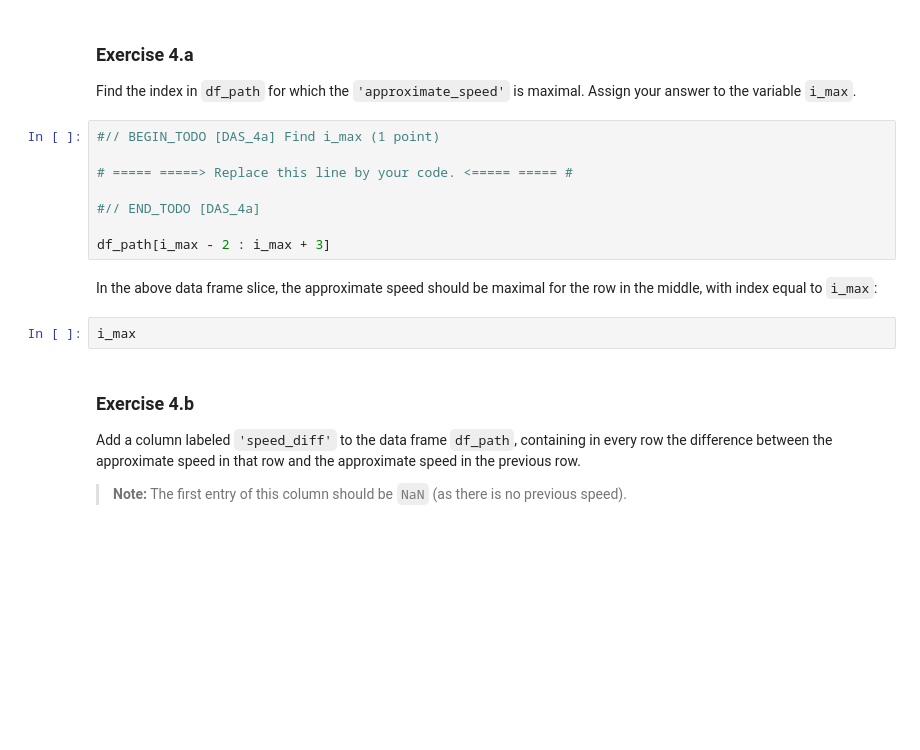
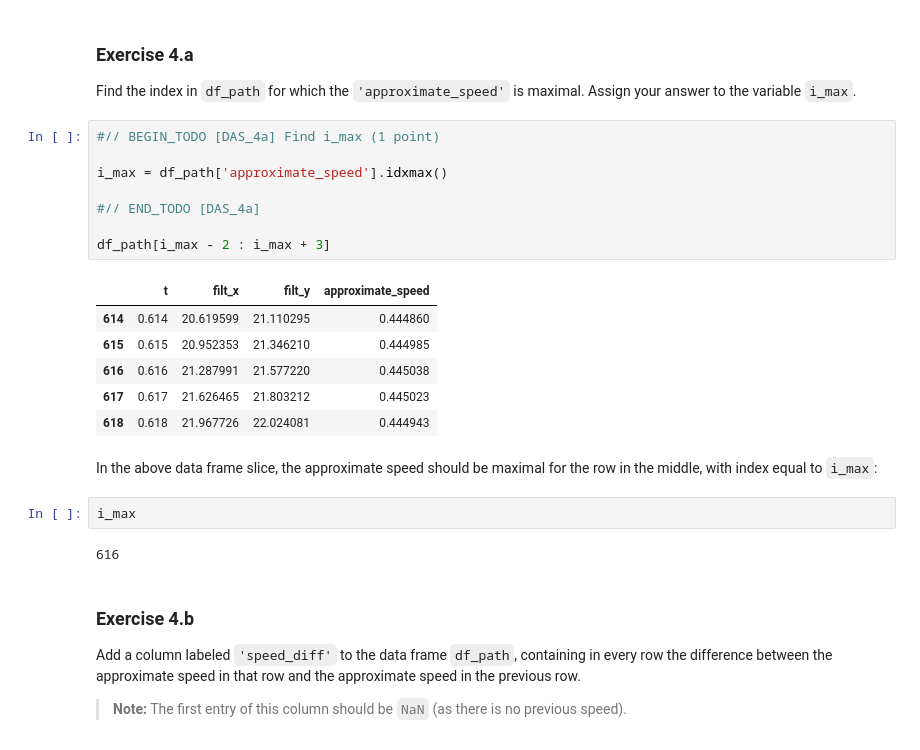
Before and after one commit to Modgen1/2IAB1, a Jupyter notebook: 5_DAS/Exercises-DAS-2076209.ipynb, the cells around one changed output. Cells and saved outputs as stored; diff of their text form; blank space fills up the shorter version.

```diff
--- a/5_DAS/Exercises-DAS-2076209.ipynb
+++ b/5_DAS/Exercises-DAS-2076209.ipynb
@@ -1264,15 +1271,24 @@ Find the index in `df_path` for which the `'approximate_speed'` is maximal. Assi
 # %%
 #// BEGIN_TODO [DAS_4a] Find i_max (1 point)
 
-# ===== =====> Replace this line by your code. <===== ===== #
+i_max = df_path['approximate_speed'].idxmax()
 
 #// END_TODO [DAS_4a]
 
 df_path[i_max - 2 : i_max + 3]
+# %% [output]
+|  | t | filt_x | filt_y | approximate_speed |
+| 614 | 0.614 | 20.619599 | 21.110295 | 0.444860 |
+| 615 | 0.615 | 20.952353 | 21.346210 | 0.444985 |
+| 616 | 0.616 | 21.287991 | 21.577220 | 0.445038 |
+| 617 | 0.617 | 21.626465 | 21.803212 | 0.445023 |
+| 618 | 0.618 | 21.967726 | 22.024081 | 0.444943 |
 # %% [markdown]
 In the above data frame slice, the approximate speed should be maximal for the row in the middle, with index equal to `i_max`:
 # %%
 i_max
+# %% [output]
+616
 # %% [markdown]
 ### Exercise 4.b
 
```
Also changed, not shown: parts of 14 cells of this notebook.
